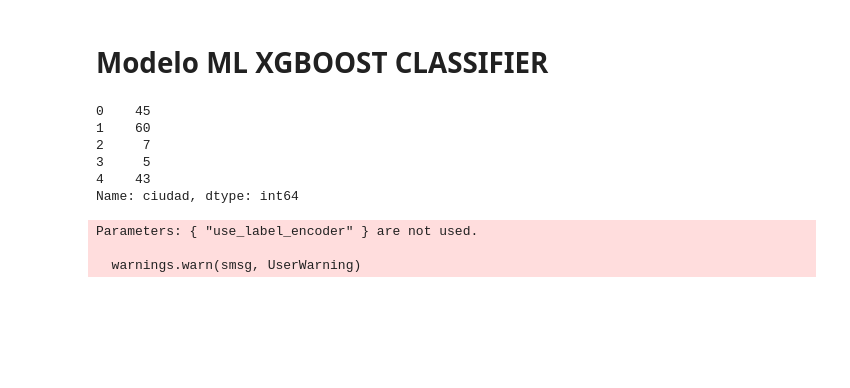
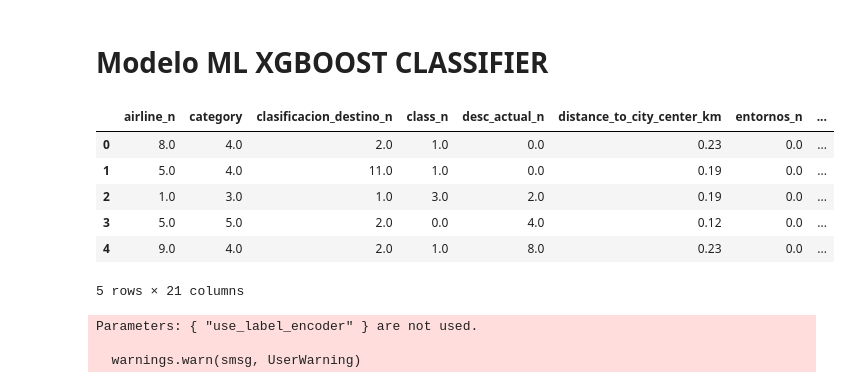
Before and after one commit to Jo-verse/Predicccion_agencia_de_viajes_proyecto, a Jupyter notebook: src/ML_Boosting_Classifier.ipynb, the cells around one changed output. Cells and saved outputs as stored; diff of their text form; code cells hidden in the pictures; blank space fills up the shorter version.

```diff
--- a/src/ML_Boosting_Classifier.ipynb
+++ b/src/ML_Boosting_Classifier.ipynb
@@ -1,32 +1,31 @@
 # %% [markdown]
 # Modelo ML XGBOOST CLASSIFIER
 # %%
+import pandas as pd
+import numpy as np
 from xgboost import XGBClassifier
+from sklearn.preprocessing import LabelEncoder
 from sklearn.metrics import classification_report, accuracy_score
-import numpy as np
-import pandas as pd
+import json
 
 
 train_data = pd.read_csv("../models/x_train_sel.csv")
 test_data = pd.read_csv("../models/x_test_sel.csv")
 
-
-X_train = train_data.drop(["ciudad"], axis = 1)
+X_train = train_data.drop(["ciudad"], axis=1)
 y_train = train_data["ciudad"]
-X_test = test_data.drop(["ciudad"], axis = 1)
+X_test = test_data.drop(["ciudad"], axis=1)
 y_test = test_data["ciudad"]
 
-X_train.head()
-y_train.head()
-X_test.head()
-y_test.head()
+train_data.head()
 # %% [output]
+|  | airline_n | category | clasificacion_destino_n | class_n | desc_actual_n | distance_to_city_center_km | entornos_n | ... |
+| 0 | 8.0 | 4.0 | 2.0 | 1.0 | 0.0 | 0.23 | 0.0 | ... |
+| 1 | 5.0 | 4.0 | 11.0 | 1.0 | 0.0 | 0.19 | 0.0 | ... |
+| 2 | 1.0 | 3.0 | 1.0 | 3.0 | 2.0 | 0.19 | 0.0 | ... |
+| 3 | 5.0 | 5.0 | 2.0 | 0.0 | 4.0 | 0.12 | 0.0 | ... |
+| 4 | 9.0 | 4.0 | 2.0 | 1.0 | 8.0 | 0.23 | 0.0 | ... |
-0    45
-1    60
-2     7
-3     5
-4    43
-Name: ciudad, dtype: int64
+5 rows × 21 columns
 # %%
 
 # 4. Entrenar modelo
```
Also changed, not shown: parts of 7 cells of this notebook.
